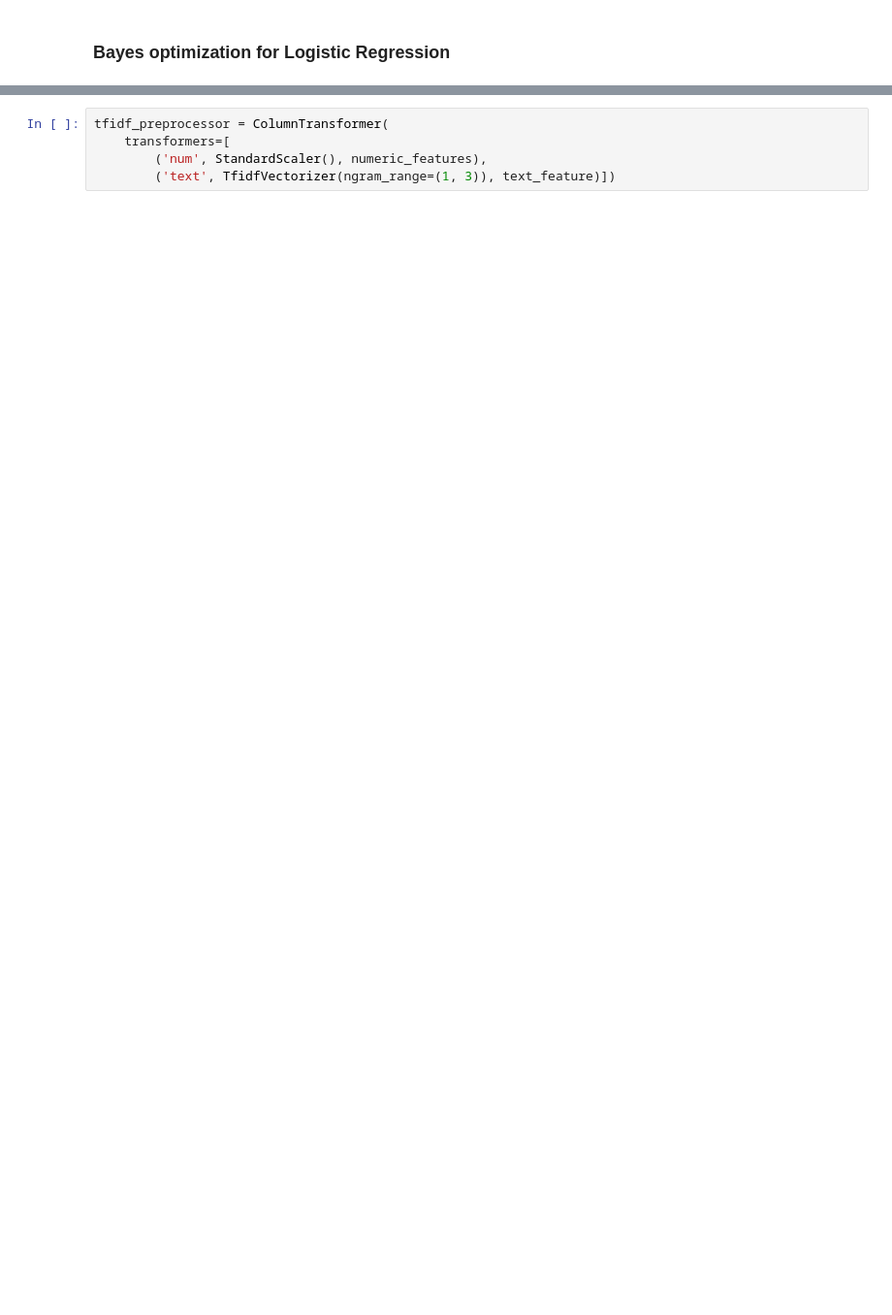
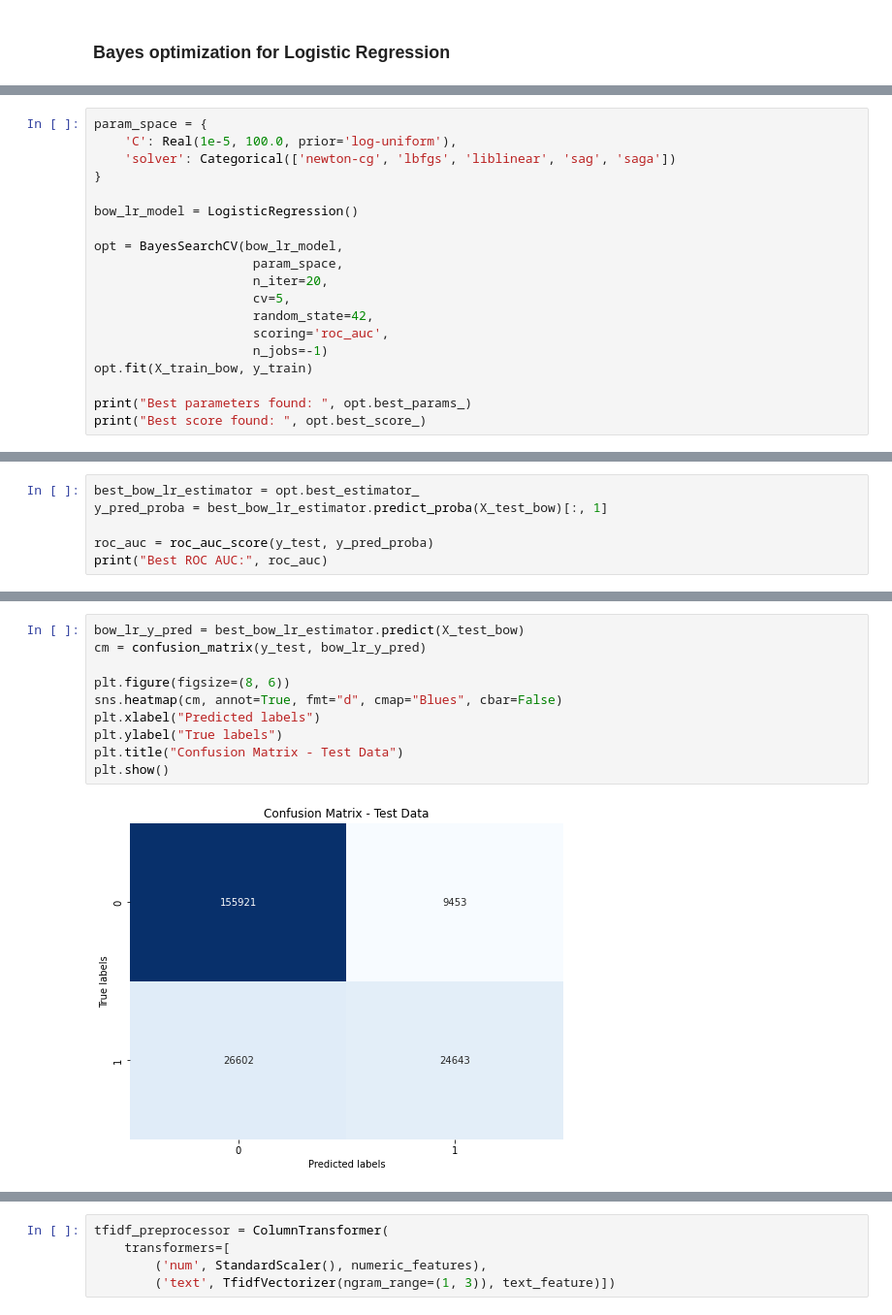
Before and after one commit to sienkozuzanna/tweets-sentiment-ml, a Jupyter notebook: models/models.ipynb, the cells around one changed output, grey strips where cells are left out. Shown: that part at 97% size. Cells and saved outputs as stored; diff of their text form; blank space fills up the shorter version.

Commit message:
bayes search tf-idf,bow

```diff
--- a/models/models.ipynb
+++ b/models/models.ipynb
@@ -291,0 +218,19 @@ plt.show()
+# %%
+param_space = {
+    'C': Real(1e-5, 100.0, prior='log-uniform'),
+    'solver': Categorical(['newton-cg', 'lbfgs', 'liblinear', 'sag', 'saga'])
+}
+
+bow_lr_model = LogisticRegression()
+
+opt = BayesSearchCV(bow_lr_model,
+                     param_space,
+                     n_iter=20,
+                     cv=5,
+                     random_state=42,
+                     scoring='roc_auc',
+                     n_jobs=-1)
+opt.fit(X_train_bow, y_train)
+
+print("Best parameters found: ", opt.best_params_)
+print("Best score found: ", opt.best_score_)
@@ -291,0 +245,6 @@ plt.show()
+# %%
+best_bow_lr_estimator = opt.best_estimator_
+y_pred_proba = best_bow_lr_estimator.predict_proba(X_test_bow)[:, 1]
+
+roc_auc = roc_auc_score(y_test, y_pred_proba)
+print("Best ROC AUC:", roc_auc)
@@ -291,0 +264,12 @@ plt.show()
+# %%
+bow_lr_y_pred = best_bow_lr_estimator.predict(X_test_bow)
+cm = confusion_matrix(y_test, bow_lr_y_pred)
+
+plt.figure(figsize=(8, 6))
+sns.heatmap(cm, annot=True, fmt="d", cmap="Blues", cbar=False)
+plt.xlabel("Predicted labels")
+plt.ylabel("True labels")
+plt.title("Confusion Matrix - Test Data")
+plt.show()
+# %% [output]
+[figure, added]
```
Also changed, not shown: parts of 92 cells of this notebook, 8 other files.
